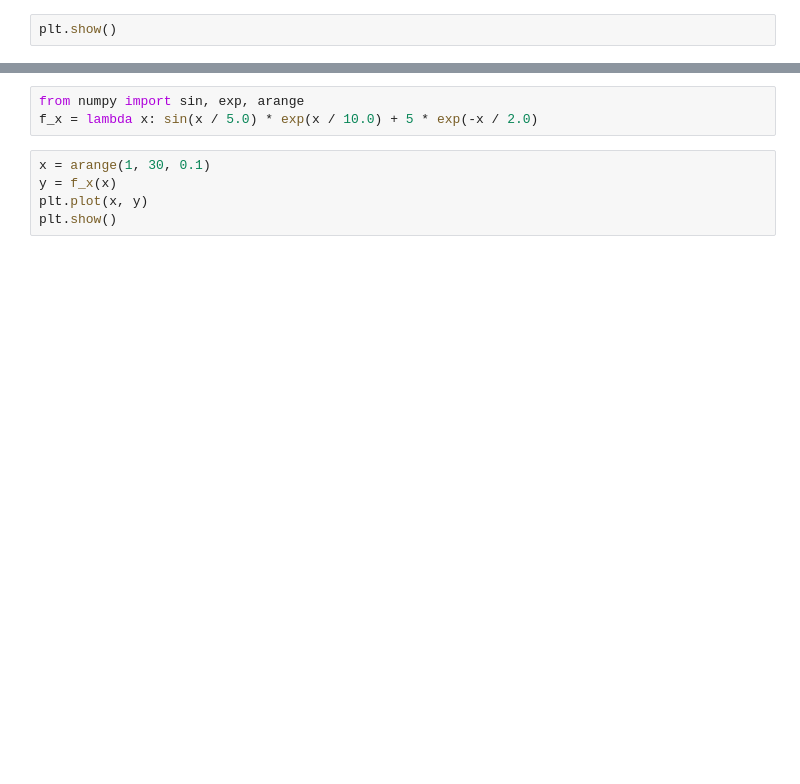
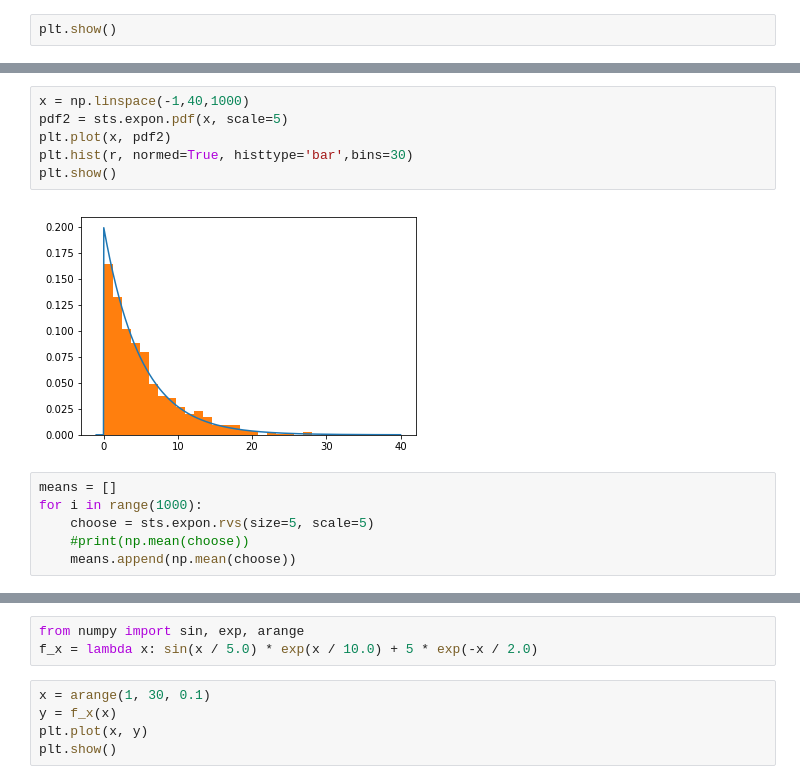
Before and after one commit to diman4ik/YandexML, a Jupyter notebook: week4/zpt.ipynb, the cells around one changed output, grey strips where cells are left out. Saved outputs shown, nothing was run; the diff lists cells and outputs as text; blank space fills up the shorter version.

```diff
--- a/week4/zpt.ipynb
+++ b/week4/zpt.ipynb
@@ -66,0 +31,14 @@ plt.show()
+# %%
+x = np.linspace(-1,40,1000)
+pdf2 = sts.expon.pdf(x, scale=5)
+plt.plot(x, pdf2)
+plt.hist(r, normed=True, histtype='bar',bins=30)
+plt.show()
+# %% [output]
+[figure, added]
+# %%
+means = []
+for i in range(1000):
+    choose = sts.expon.rvs(size=5, scale=5)
+    #print(np.mean(choose))
+    means.append(np.mean(choose))
```
Also changed, not shown: parts of 14 cells of this notebook.
